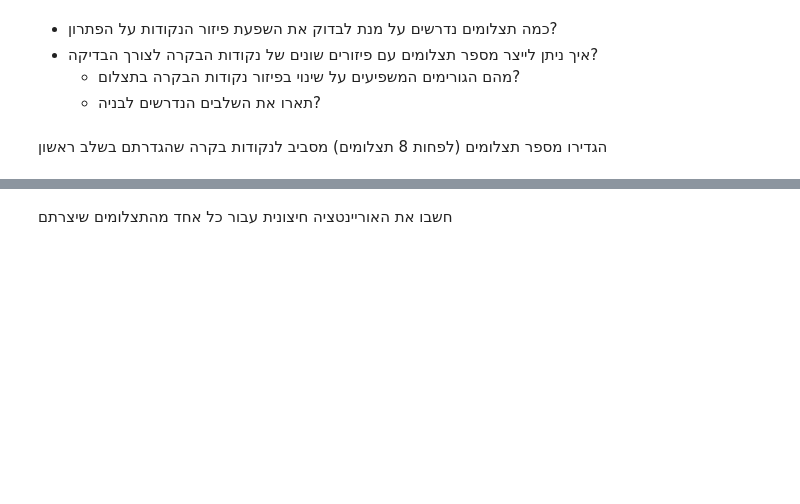
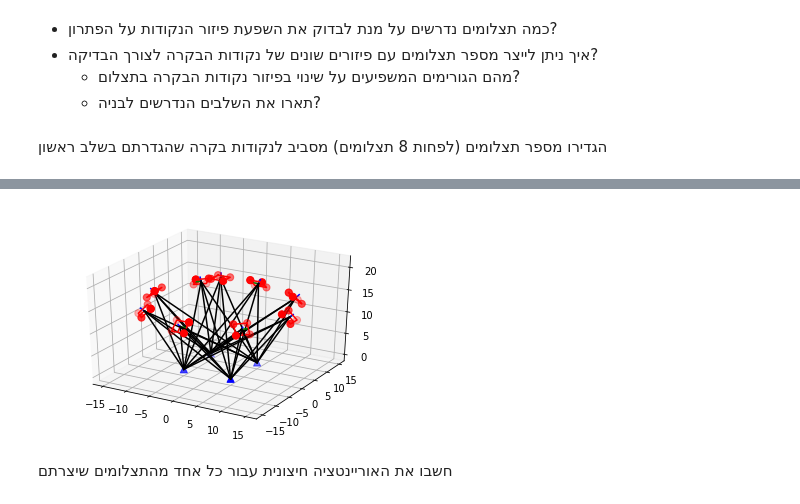
Before and after one commit to orenltr/Photo2, a Jupyter notebook: lab2.ipynb, the cells around one changed output, grey strips where cells are left out. Drawn from its saved outputs; the diff is of its cells as text; code cells hidden in the pictures; blank space fills up the shorter version.

```diff
--- a/lab2.ipynb
+++ b/lab2.ipynb
@@ -205,2 +216,22 @@ SyntaxError: invalid syntax (<ipython-input-15-cd667e77d5bc>, line 1)
+# %%
+# define 8 synthetic image
+azimuth = np.radians(np.array([0,45,90,135,180,225,270,315]))
+phi = np.radians(45)
+kappa = np.radians(np.array([0,0,0,0,0,0,0,0]))
+Z = 20
+fig3 = plt.figure()
+ax = fig3.add_subplot(111, projection='3d')
+ax.scatter(squere[:,0],squere[:,1],squere[:,2], c='b', s=50,marker='^')
+img1.drawSingleImage(squere,100,ax,'yes')
+
+for i in range(len(azimuth)):
+    # define image
+    imgS = SingleImage(camera1,'synthetic')
+    imgS.exteriorOrientationParameters = np.array([[0, 0, Z, azimuth[i], phi, kappa[i]]])
+    imgS.exteriorOrientationParameters[0:3] = np.dot(imgS.RotationMatrix,imgS.PerspectiveCenter)
+    # draw image
+    imgS.drawSingleImage(squere,100,ax,'yes')
+# %% [output]
+[figure, added]
 # %% [markdown]
 חשבו את האוריינטציה חיצונית עבור כל אחד מהתצלומים שיצרתם
```
Also changed, not shown: parts of 18 cells of this notebook.
